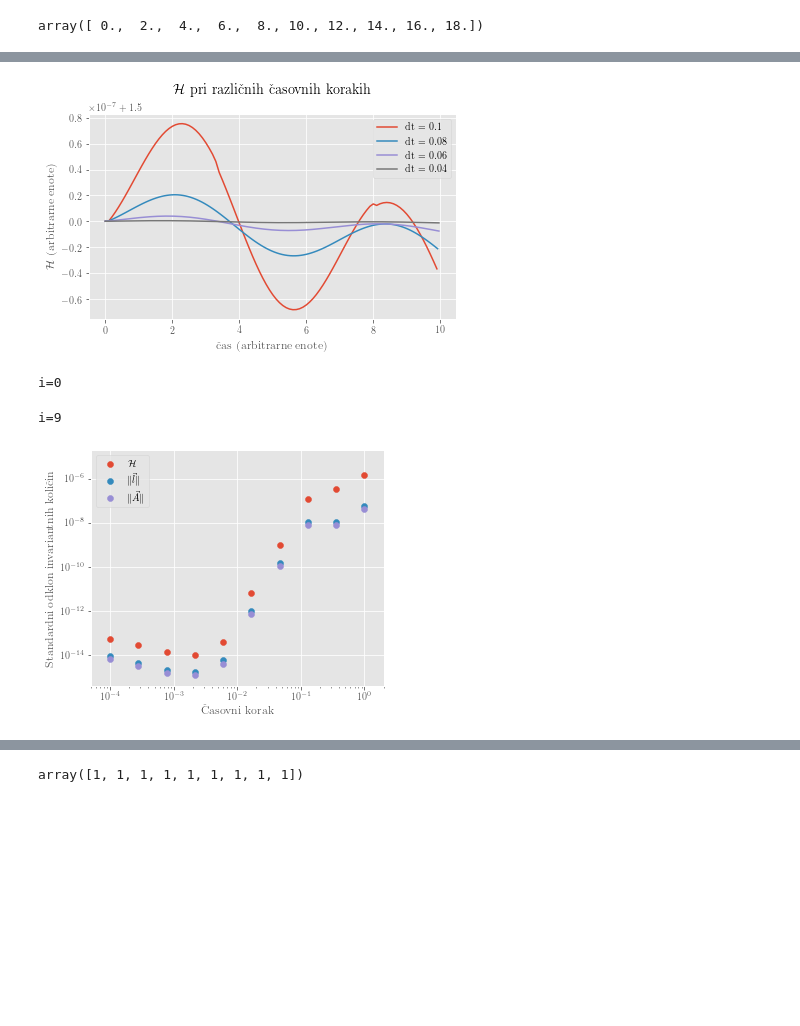
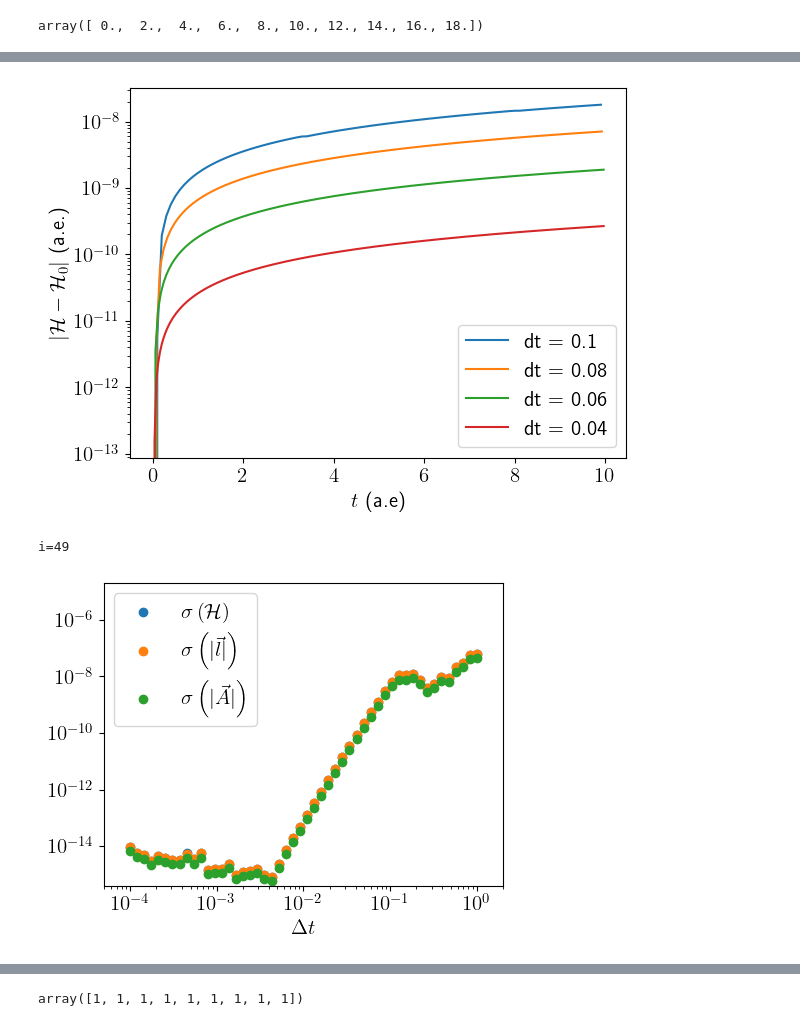
Before and after one commit to 5roop/modelska, a Jupyter notebook: 201/1.ipynb, the cells around one changed output, grey strips where cells are left out. Drawn from its saved outputs; the diff is of its cells as text; code cells hidden in the pictures; blank space fills up the shorter version.

```diff
--- a/201/1.ipynb
+++ b/201/1.ipynb
@@ -206,4 +207,25 @@ sol = solve_ivp(odes, t_span=[0, 60],
 sol.t_events[0] / np.pi
 # %% [output]
 array([ 0.,  2.,  4.,  6.,  8., 10., 12., 14., 16., 18.])
+# %%
+sols = []
+v0s = np.linspace(0.05, np.sqrt(2), 20)
+for v0 in v0s:
+    initial = [1, 0, 0, v0]
+    if v0 == np.sqrt(2):
+        v0str = "\sqrt{2}"
+    else:
+        v0str = f"{v0:0.1f}"
+    def camearound(t, y):
+        return y[1]
+    camearound.terminal = False
+    camearound.direction = 1
+
+    sol = solve_ivp(odes, t_span=[0, 50*np.pi],
+                    y0=initial, dense_output=True,
+                    events = camearound,
+                    rtol=1e-20, atol=1e-20)
+    sol.v0 = v0
+    sol.v0str = v0str
+    sols.append(sol)
 # %%
@@ -332,25 +333,26 @@ def calculate_A(sol):
 # %%
 dt = 0.1
 t, sol = integrate(dt=dt)
-plt.plot(t, calculate_H(sol), label=f"dt = {dt}")
+plt.plot(t, np.abs(calculate_H(sol) - calculate_H(sol)[0]), label=f"dt = {dt}")
 dt = 0.08
 t, sol = integrate(dt=dt)
-plt.plot(t, calculate_H(sol), label=f"dt = {dt}")
+plt.plot(t, np.abs(calculate_H(sol) - calculate_H(sol)[0]), label=f"dt = {dt}")
 dt = 0.06
 t, sol = integrate(dt=dt)
-plt.plot(t, calculate_H(sol), label=f"dt = {dt}")
+plt.plot(t, np.abs(calculate_H(sol) - calculate_H(sol)[0]), label=f"dt = {dt}")
 dt = 0.04
 t, sol = integrate(dt=dt)
-plt.plot(t, calculate_H(sol), label=f"dt = {dt}")
+plt.plot(t, np.abs(calculate_H(sol) - calculate_H(sol)[0]), label=f"dt = {dt}")
 plt.legend()
-plt.title("""$\mathcal{H}$ pri različnih časovnih korakih""", pad=20)
-plt.ylabel("$\mathcal{H}$ (arbitrarne enote)")
-plt.xlabel("čas (arbitrarne enote)")
-plt.savefig("1-H.pdf")
+# plt.title("""$\mathcal{H}$ pri različnih časovnih korakih""", pad=20)
+plt.ylabel("$|\mathcal{H} - \mathcal{H}_0 |$ (a.e.)")
+plt.xlabel("$t$ (a.e)")
+plt.semilogy()
+plt.savefig("images/1-H.pdf")
 # %% [output]
-[figure, old version]
+[figure, new version]
 # %%
-dts = np.logspace(-4, 0, 10)
+dts = np.logspace(-4, 0, 50)
 Hs = np.empty_like(dts)
 Ls = np.empty_like(dts)
 As = np.empty_like(dts)
@@ -361,23 +363,23 @@ for i, dt in enumerate(dts):
     Ls[i] = np.std(calculate_L(sol))
     As[i] = np.std(calculate_A(sol))
 # %% [output]
-i=0
+i=49
-i=9
 # %%
 plt.figure(figsize=(5,4))
-plt.scatter(dts, Hs, label=r"$\mathcal{H}$")
-plt.scatter(dts, Ls, label=r"$\|\vec{l} \|$")
-plt.scatter(dts, As, label=r"$\|\vec{A} \|$")
+plt.scatter(dts, Hs, label=r"$\sigma \left(  \mathcal{H} \right)$")
+plt.scatter(dts, Ls, label=r"$\sigma \left( | \vec{l} |  \right)$")
+plt.scatter(dts, As, label=r"$\sigma \left( | \vec{A} |  \right)$")
 plt.semilogy()
 plt.semilogx()
 plt.xlim(.5e-4, 2)
 plt.ylim(4e-16, 2e-5)
-plt.xlabel("Časovni korak")
-plt.ylabel("Standardni odklon invariantnih količin")
+plt.xlabel("$\Delta t$")
+# plt.ylabel("Standardni odklon invariantnih količin")
 plt.legend()
-plt.savefig("1-stds.pdf")
+plt.tight_layout()
+plt.savefig("images/1-stds.pdf")
 # %% [output]
-[figure, old version]
+[figure, new version]
 # %%
 def simple_poincare(sol, dt):
     x,y,u,v = sol[:,0],sol[:,1],sol[:,2],sol[:,3]
```
Also changed, not shown: parts of 17 cells of this notebook, 44 other files.
